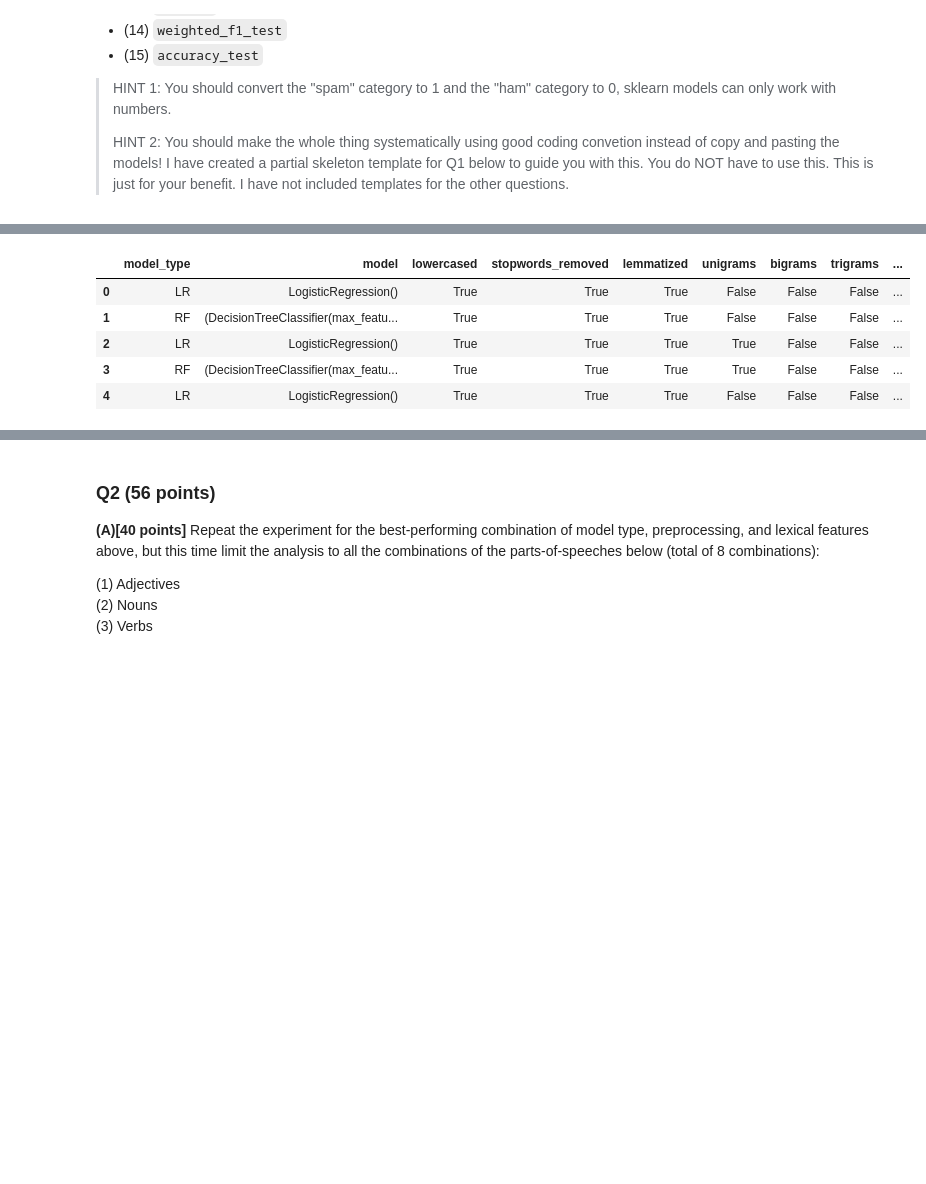
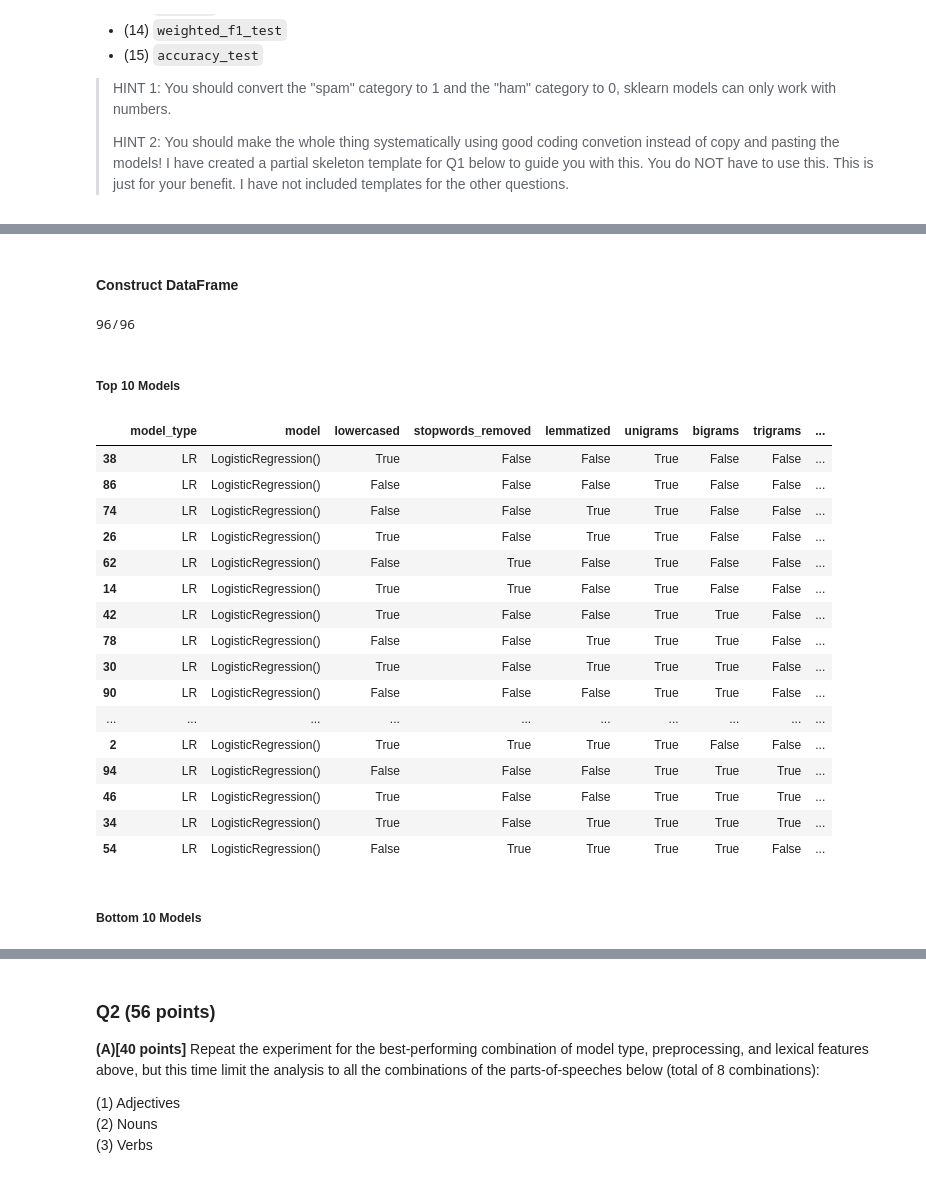
Before and after one commit to lostflux/data-mining, a Jupyter notebook: assignments/02/Assignment_2.ipynb, the cells around one changed output, grey strips where cells are left out. Saved outputs shown, nothing was run; the diff lists cells and outputs as text; code cells hidden in the pictures; blank space fills up the shorter version.

```diff
--- a/assignments/02/Assignment_2.ipynb
+++ b/assignments/02/Assignment_2.ipynb
@@ -187,9 +191,4 @@ def extract_features(cleaned_tokenized_text: Tuple[List[str], List[str]], *, tfi
     # transform the text into feature vectors
     features = (vectorizer.transform(split) for split in cleaned_tokenized_text)
 
-    """
-        NOTE: the above two can be done in one go with `fit_transform`,
-        but I've split it up for clarity.
-    """
-
     return *features, vectorizer
@@ -226,8 +230,16 @@ def evaluate_model(trained_model, *, split="test", metric=None, eval_features, e
 # %%
 def process(results: pd.DataFrame, train_df, test_df, *, lowercase=False, remove_stopwords=False, lemmatize=False, ngram_range=(1,1), tfidf=False):
-    clean_tokenized_train = preprocess(train_df["Message"],lowercase=lowercase, remove_stopwords=remove_stopwords, lemmatize=lemmatize)
-    clean_tokenized_test = preprocess(test_df["Message"], lowercase=lowercase, remove_stopwords=remove_stopwords, lemmatize=lemmatize)
-    train_features, test_features, _ = extract_features( (clean_tokenized_train, clean_tokenized_test), tfidf=tfidf, ngram_range=ngram_range)
+    tokenized_train_split = train_df['Message'].apply(nltk.tokenize.word_tokenize)
+    tokenized_test_split = test_df['Message'].apply(nltk.tokenize.word_tokenize)
+    clean_tokenized_train = preprocess(tokenized_train_split,lowercase=lowercase, remove_stopwords=remove_stopwords, lemmatize=lemmatize)
+    clean_tokenized_test = preprocess(tokenized_test_split, lowercase=lowercase, remove_stopwords=remove_stopwords, lemmatize=lemmatize)
+
+
+    # join back into strings
+    clean_train = clean_tokenized_train.apply(lambda tokens: ' '.join(tokens))
+    clean_test = clean_tokenized_test.apply(lambda tokens: ' '.join(tokens))
+
+    train_features, test_features, _ = extract_features( (clean_train, clean_test), tfidf=tfidf, ngram_range=ngram_range)
 
     # train model
     for model_type in ('LR', 'RF'):
@@ -277,21 +265,62 @@ results.head()
+# %% [markdown]
+#### Construct DataFrame
 # %%
+results = pd.DataFrame(columns=[
+    'model_type',
+    'model',
+    'lowercased',
+    'stopwords_removed',
+    'lemmatized',
+    'unigrams',
+    'bigrams',
+    'trigrams',
+    'tfidf_unigrams',
+    'tfidf_bigrams',
+    'tfidf_trigrams',
+    'f1_train',
+    'weighted_f1_train',
+    'accuracy_train',
+    'f1_test',
+    'weighted_f1_test',
+    'accuracy_test'
+])
+
 # try all combinations of preprocessing and vectorization
-count = 1
+count = 0
 for lowercase in (True, False):
   for remove_stopwords in (True, False):
     for lemmatize in (True, False):
       for ngram_range in ((1,1), (1,2), (1,3)):
         for tfidf in (True, False):
-          if count % 16 == 0:
-            print(f'Processed {count} combinations')
+          process(results, train, test, lowercase=lowercase, remove_stopwords=remove_stopwords, lemmatize=lemmatize, ngram_range=ngram_range, tfidf=tfidf)
           count += 2
-          process(results, train, test, lowercase=lowercase, remove_stopwords=remove_stopwords, lemmatize=lemmatize, ngram_range=ngram_range, tfidf=tfidf)
+          print(f"\r{count}/96", end="")
 
-results.head()
+sorted_results = results.sort_values(by=['weighted_f1_test'], ascending=False)
+
+display(Markdown("##### Top 10 Models"))
+display(sorted_results.head(20))
+
+display(Markdown("##### Bottom 10 Models"))
+display(sorted_results.tail(20))
 # %% [output]
+96/96
+##### Top 10 Models
 |  | model_type | model | lowercased | stopwords_removed | lemmatized | unigrams | bigrams | trigrams | ... |
-| 0 | LR | LogisticRegression() | True | True | True | False | False | False | ... |
-| 1 | RF | (DecisionTreeClassifier(max_featu... | True | True | True | False | False | False | ... |
+| 38 | LR | LogisticRegression() | True | False | False | True | False | False | ... |
+| 86 | LR | LogisticRegression() | False | False | False | True | False | False | ... |
+| 74 | LR | LogisticRegression() | False | False | True | True | False | False | ... |
+| 26 | LR | LogisticRegression() | True | False | True | True | False | False | ... |
+| 62 | LR | LogisticRegression() | False | True | False | True | False | False | ... |
+| 14 | LR | LogisticRegression() | True | True | False | True | False | False | ... |
+| 42 | LR | LogisticRegression() | True | False | False | True | True | False | ... |
+| 78 | LR | LogisticRegression() | False | False | True | True | True | False | ... |
+| 30 | LR | LogisticRegression() | True | False | True | True | True | False | ... |
+| 90 | LR | LogisticRegression() | False | False | False | True | True | False | ... |
+| ... | ... | ... | ... | ... | ... | ... | ... | ... | ... |
 | 2 | LR | LogisticRegression() | True | True | True | True | False | False | ... |
-| 3 | RF | (DecisionTreeClassifier(max_featu... | True | True | True | True | False | False | ... |
-| 4 | LR | LogisticRegression() | True | True | True | False | False | False | ... |
+| 94 | LR | LogisticRegression() | False | False | False | True | True | True | ... |
+| 46 | LR | LogisticRegression() | True | False | False | True | True | True | ... |
+| 34 | LR | LogisticRegression() | True | False | True | True | True | True | ... |
+| 54 | LR | LogisticRegression() | False | True | True | True | True | False | ... |
+##### Bottom 10 Models
```
Also changed, not shown: parts of 39 cells of this notebook.
